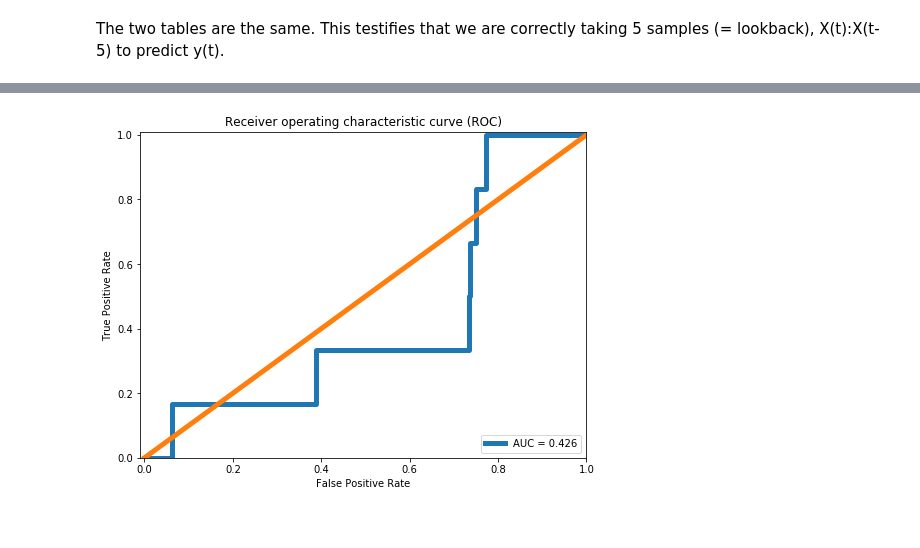
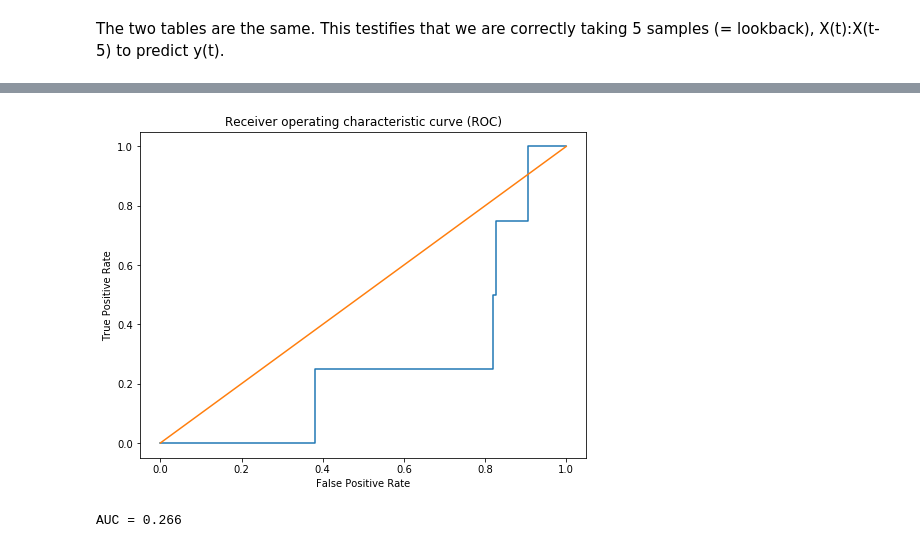
Before and after one commit to abstractguy/lstm_autoencoder_classifier, a Jupyter notebook: LSTM_autoencoder.ipynb, the cells around one changed output, grey strips where cells are left out. Drawn from its saved outputs; the diff is of its cells as text; code cells hidden in the pictures.

```diff
--- a/LSTM_autoencoder.ipynb
+++ b/LSTM_autoencoder.ipynb
@@ -26,11 +26,11 @@ elif AI == 'LSTM_autoencoder':
     main_ticker = 'FB'
     batch_size = 64
     epochs = 200
-    learning_rate = 0.00002
+    learning_rate = 0.00003
     random_seed = 123
     test_size = 0.15
     lookback = 5 # Days of past data.
-    gain = 0.065 # Percentage of gain to consider good for trade.
+    gain = 0.07 # Percentage of gain to consider good for trade.
     tickers_list = ['GE',
                     'ADS',
                     'INTC',
@@ -624,19 +633,14 @@ false_pos_rate, true_pos_rate, thresholds = roc_curve(error.True_class,
 
 roc_auc = auc(false_pos_rate, true_pos_rate)
 # %%
-plt.plot(false_pos_rate,
-         true_pos_rate,
-         linewidth=5,
-         label='AUC = ' + str(round(roc_auc, 3)))
+plt.plot(false_pos_rate, true_pos_rate)
+plt.plot([0, 1], [0, 1])
 
-plt.plot([0, 1], [0, 1], linewidth=5)
-
-plt.xlim([-0.01, 1])
-plt.ylim([0, 1.01])
-plt.legend(loc='lower right')
 plt.title('Receiver operating characteristic curve (ROC)')
 plt.ylabel('True Positive Rate')
 plt.xlabel('False Positive Rate')
 plt.show()
+print('AUC = ' + str(round(roc_auc, 3)))
 # %% [output]
-[figure, old version]
+[figure, new version]
+AUC = 0.266
```
Also changed, not shown: parts of 13 cells of this notebook.
